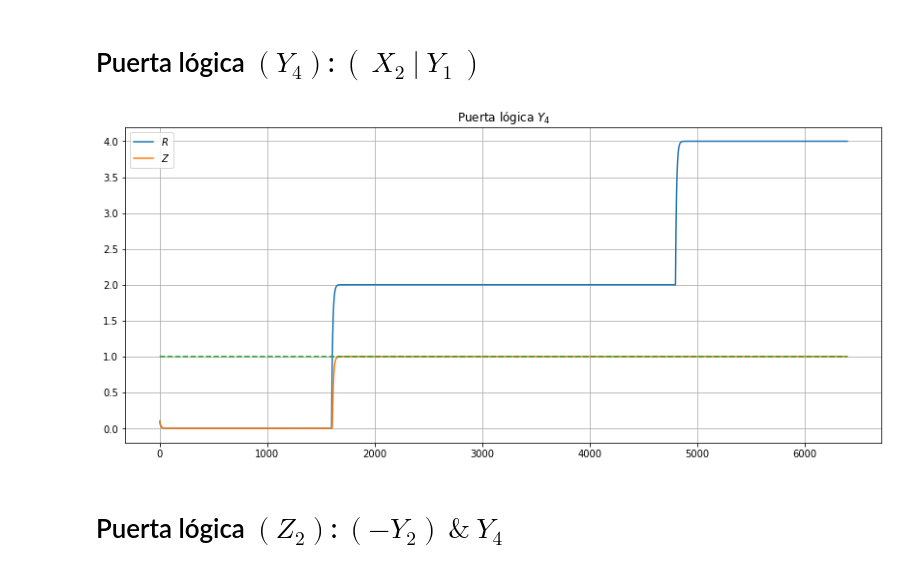
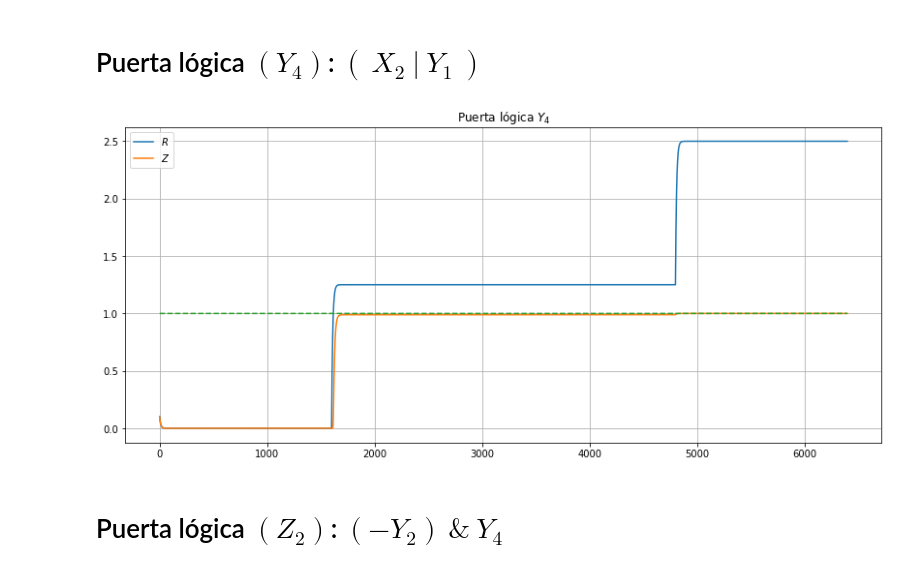
Before and after one commit to joshbrx/biomath_model, a Jupyter notebook: puertas_logicas.ipynb, the cells around one changed output. Saved outputs shown, nothing was run; the diff lists cells and outputs as text; code cells hidden in the pictures.

```diff
--- a/puertas_logicas.ipynb
+++ b/puertas_logicas.ipynb
@@ -81,7 +81,8 @@ def dS_y2(S, i):
     dZ = supr(1, -20, R) - Z
     return np.array([dR, dZ])
 # %%
-n, e = -2, 1/2.25
+# n, e = -2, 1/2.25
+n, e = -2, 0.45
 labels = ["$R$", "$Z$"]
 
 Pip = RK_solver(S0, dS_y2, t)
@@ -102,7 +103,7 @@ def dS_y3(S, i):
     dZ = supr(1, -20, R) - Z
     return np.array([dR, dZ])
 # %%
-n, e = -2, 1/2.25
+n, e = -2, 1/2.15
 labels = ["$R$", "$Z$"]
 
 Pip = RK_solver(S0, dS_y3, t)
@@ -122,17 +123,18 @@ def dS_y4(S, i):
     dZ = supr(1, -20, R) - Z
     return np.array([dR, dZ])
 # %%
-n, e = -2, 1/0.25
+# n, e = -2, 1/0.25
+n, e = -2, 2.5
 labels = ["$R$", "$Z$"]
 
 Pip = RK_solver(S0, dS_y4, t)
 plt.figure(figsize=(14,6))
 for i in range(len(Pip[0])):
     plt.plot(Pip[:,i], label=labels[i])
 plt.plot(X1*0 + 1, "--")
 plt.title("Puerta lógica $Y_4$"); plt.legend(); plt.grid(); plt.show()
 # %% [output]
-[figure, old version]
+[figure, new version]
 # %% [markdown]
 # Puerta lógica $(Z_2)$: $(-Y_2)\ \&\ Y_4$
 # %%
```
Also changed, not shown: parts of 11 cells of this notebook.
